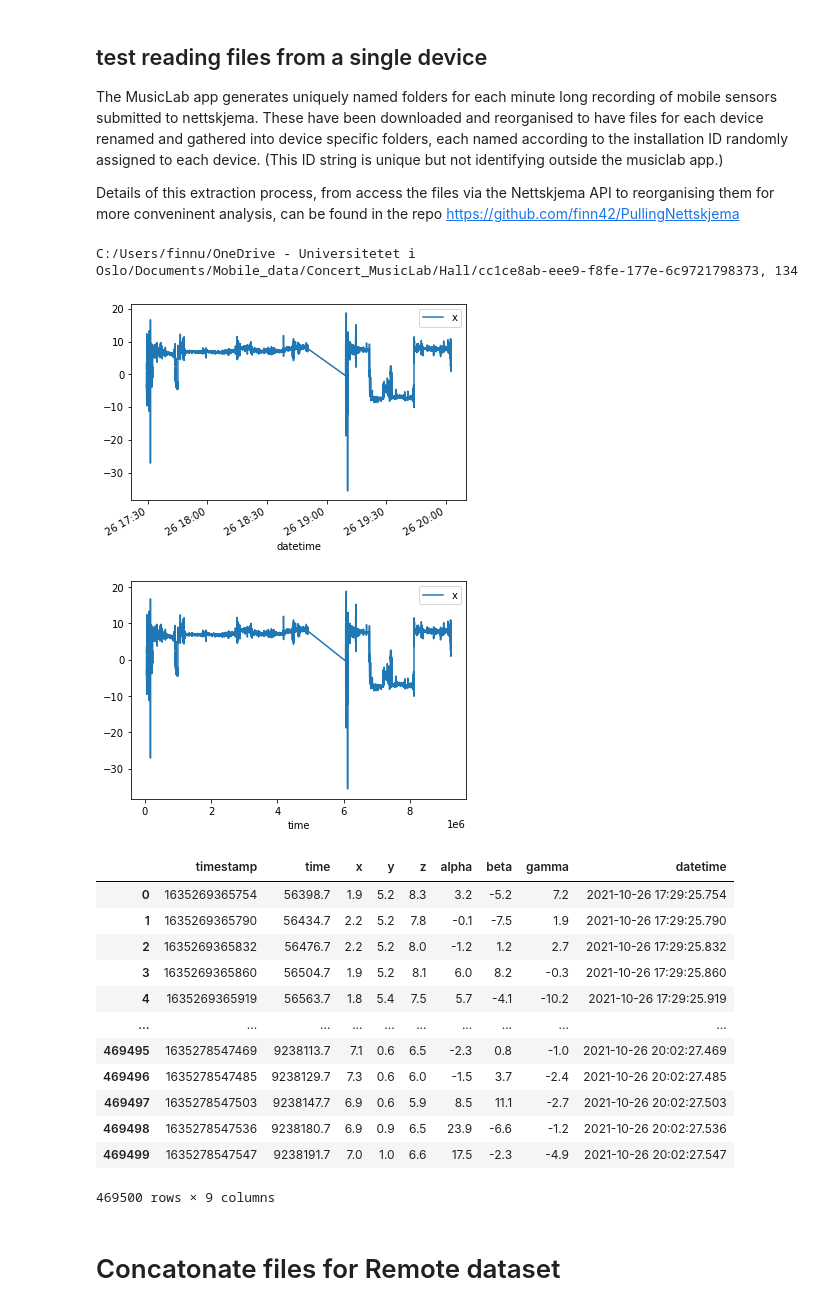
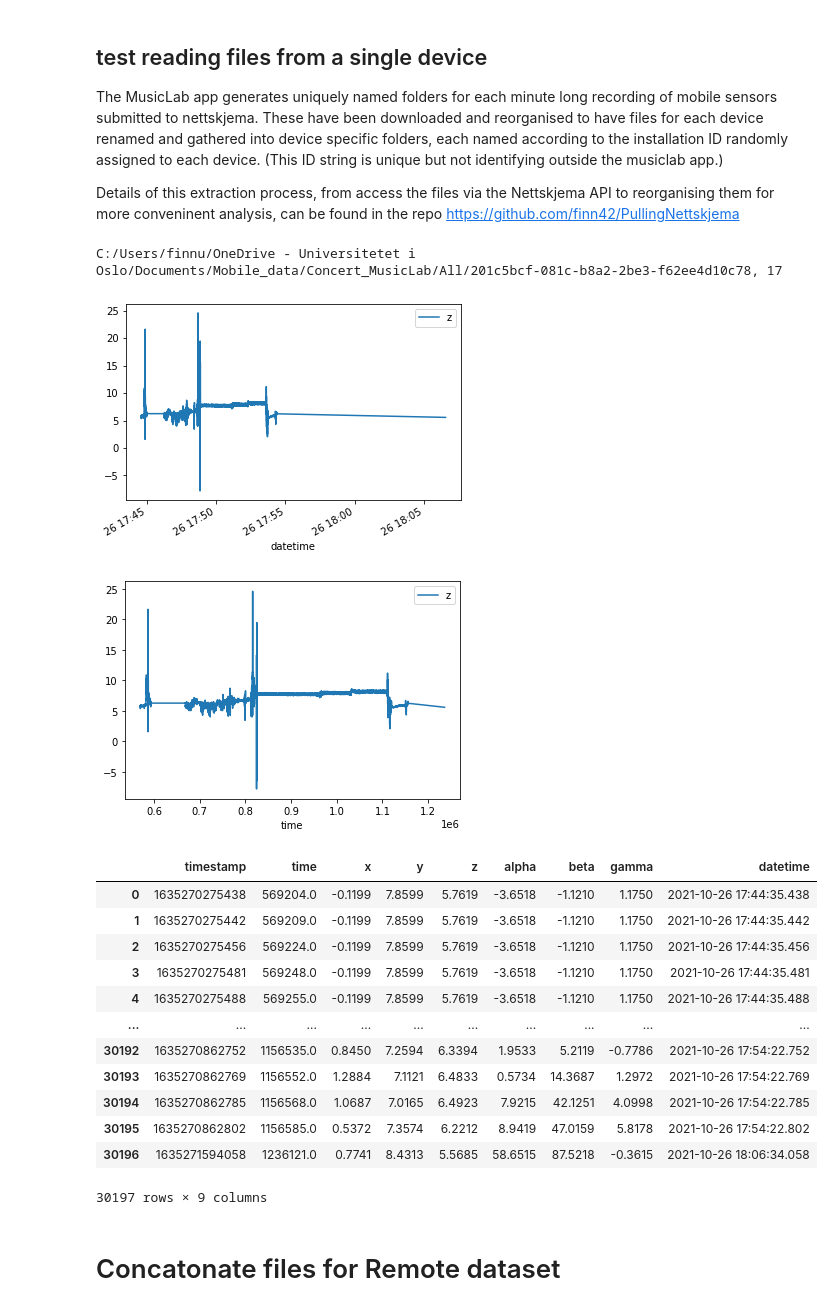
Before and after one commit to finn42/MusicLabCopenhegan_MotionAlignment, a Jupyter notebook: MusicLab_motion_collect.ipynb, the cells around one changed output. Cells and saved outputs as stored; diff of their text form; code cells hidden in the pictures.

```diff
--- a/MusicLab_motion_collect.ipynb
+++ b/MusicLab_motion_collect.ipynb
@@ -118,42 +118,42 @@ The MusicLab app generates uniquely named folders for each minute long recording
 Details of this extraction process, from access the files via the Nettskjema API to reorganising them for more conveninent analysis, can be found in the repo https://github.com/finn42/PullingNettskjema
 # %%
 # windows machine data path
-data_path = 'C:/Users/finnu/OneDrive - Universitetet i Oslo/Documents/Mobile_data/Concert_MusicLab/Hall'
+data_path = 'C:/Users/finnu/OneDrive - Universitetet i Oslo/Documents/Mobile_data/Concert_MusicLab/All'
 instIDs = os.listdir(data_path)
 # %%
 # test reading a file
-instid = "cc1ce8ab-eee9-f8fe-177e-6c9721798373"
+instid = "201c5bcf-081c-b8a2-2be3-f62ee4d10c78"
 
 folder = data_path + '/' + instid
 file_suffix = 'deviceMotion.csv'
 
 # this function concatonates the dozens or hundreds of minute long recordings into single dataframe. It does this without
 inst_d = appfileconcat(folder,file_suffix)
 inst_d['datetime']=(pd.to_datetime(inst_d['timestamp'],unit='ms'))
 
 # testing the
 inst_d.plot.line(x='datetime',y='z')
 plt.show()
 inst_d.plot.line(x='time',y='z')
 plt.show()
 inst_d
 # %% [output]
-C:/Users/finnu/OneDrive - Universitetet i Oslo/Documents/Mobile_data/Concert_MusicLab/Hall/cc1ce8ab-eee9-f8fe-177e-6c9721798373, 134
+C:/Users/finnu/OneDrive - Universitetet i Oslo/Documents/Mobile_data/Concert_MusicLab/All/201c5bcf-081c-b8a2-2be3-f62ee4d10c78, 17
-[figure, old version]
+[figure, new version]
-[figure, old version]
+[figure, new version]
 |  | timestamp | time | x | y | z | alpha | beta | gamma | datetime |
-| 0 | 1635269365754 | 56398.7 | 1.9 | 5.2 | 8.3 | 3.2 | -5.2 | 7.2 | 2021-10-26 17:29:25.754 |
-| 1 | 1635269365790 | 56434.7 | 2.2 | 5.2 | 7.8 | -0.1 | -7.5 | 1.9 | 2021-10-26 17:29:25.790 |
-| 2 | 1635269365832 | 56476.7 | 2.2 | 5.2 | 8.0 | -1.2 | 1.2 | 2.7 | 2021-10-26 17:29:25.832 |
-| 3 | 1635269365860 | 56504.7 | 1.9 | 5.2 | 8.1 | 6.0 | 8.2 | -0.3 | 2021-10-26 17:29:25.860 |
-| 4 | 1635269365919 | 56563.7 | 1.8 | 5.4 | 7.5 | 5.7 | -4.1 | -10.2 | 2021-10-26 17:29:25.919 |
+| 0 | 1635270275438 | 569204.0 | -0.1199 | 7.8599 | 5.7619 | -3.6518 | -1.1210 | 1.1750 | 2021-10-26 17:44:35.438 |
+| 1 | 1635270275442 | 569209.0 | -0.1199 | 7.8599 | 5.7619 | -3.6518 | -1.1210 | 1.1750 | 2021-10-26 17:44:35.442 |
+| 2 | 1635270275456 | 569224.0 | -0.1199 | 7.8599 | 5.7619 | -3.6518 | -1.1210 | 1.1750 | 2021-10-26 17:44:35.456 |
+| 3 | 1635270275481 | 569248.0 | -0.1199 | 7.8599 | 5.7619 | -3.6518 | -1.1210 | 1.1750 | 2021-10-26 17:44:35.481 |
+| 4 | 1635270275488 | 569255.0 | -0.1199 | 7.8599 | 5.7619 | -3.6518 | -1.1210 | 1.1750 | 2021-10-26 17:44:35.488 |
 | ... | ... | ... | ... | ... | ... | ... | ... | ... | ... |
-| 469495 | 1635278547469 | 9238113.7 | 7.1 | 0.6 | 6.5 | -2.3 | 0.8 | -1.0 | 2021-10-26 20:02:27.469 |
-| 469496 | 1635278547485 | 9238129.7 | 7.3 | 0.6 | 6.0 | -1.5 | 3.7 | -2.4 | 2021-10-26 20:02:27.485 |
-| 469497 | 1635278547503 | 9238147.7 | 6.9 | 0.6 | 5.9 | 8.5 | 11.1 | -2.7 | 2021-10-26 20:02:27.503 |
-| 469498 | 1635278547536 | 9238180.7 | 6.9 | 0.9 | 6.5 | 23.9 | -6.6 | -1.2 | 2021-10-26 20:02:27.536 |
-| 469499 | 1635278547547 | 9238191.7 | 7.0 | 1.0 | 6.6 | 17.5 | -2.3 | -4.9 | 2021-10-26 20:02:27.547 |
+| 30192 | 1635270862752 | 1156535.0 | 0.8450 | 7.2594 | 6.3394 | 1.9533 | 5.2119 | -0.7786 | 2021-10-26 17:54:22.752 |
+| 30193 | 1635270862769 | 1156552.0 | 1.2884 | 7.1121 | 6.4833 | 0.5734 | 14.3687 | 1.2972 | 2021-10-26 17:54:22.769 |
+| 30194 | 1635270862785 | 1156568.0 | 1.0687 | 7.0165 | 6.4923 | 7.9215 | 42.1251 | 4.0998 | 2021-10-26 17:54:22.785 |
+| 30195 | 1635270862802 | 1156585.0 | 0.5372 | 7.3574 | 6.2212 | 8.9419 | 47.0159 | 5.8178 | 2021-10-26 17:54:22.802 |
+| 30196 | 1635271594058 | 1236121.0 | 0.7741 | 8.4313 | 5.5685 | 58.6515 | 87.5218 | -0.3615 | 2021-10-26 18:06:34.058 |
-469500 rows × 9 columns
+30197 rows × 9 columns
 # %% [markdown]
 # Concatonate files for Remote dataset
 # %%
```
Also changed, not shown: 20 other files.
